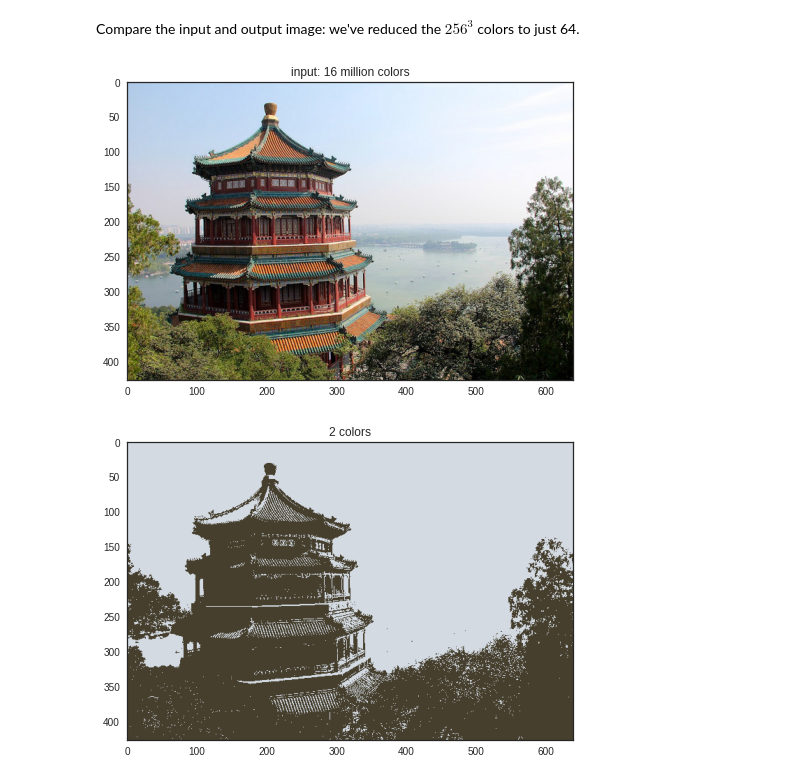
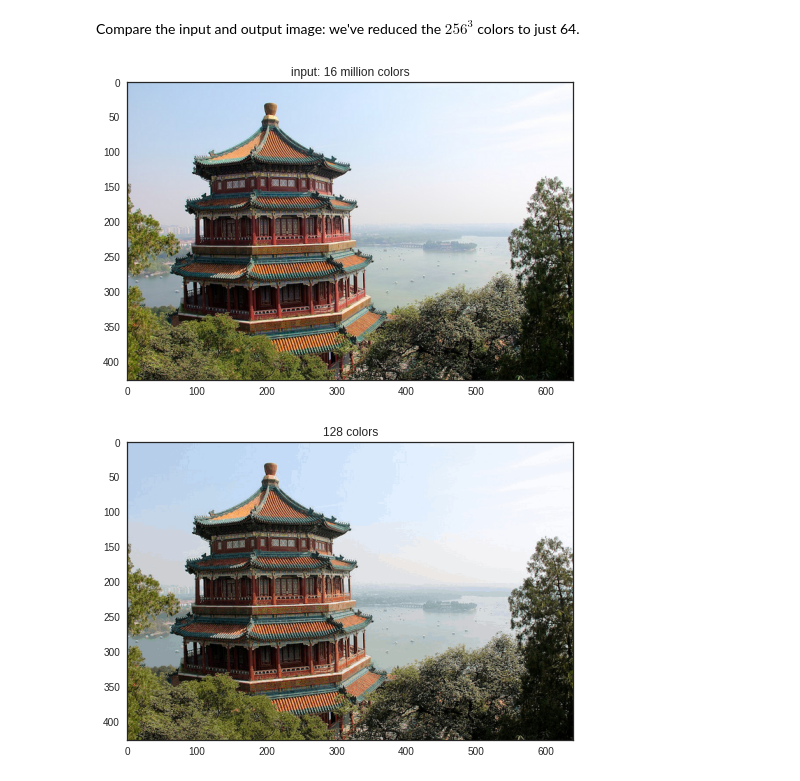
Before and after one commit to csaladenes/csaladenes.github.io, a Jupyter notebook: present/bi2/2020/ubb/az_en_jupyter2_mappam/sklearn_tutorial/04.2-Clustering-KMeans.ipynb, the cells around one changed output. Saved outputs shown, nothing was run; the diff lists cells and outputs as text; code cells hidden in the pictures.

```diff
--- a/present/bi2/2020/ubb/az_en_jupyter2_mappam/sklearn_tutorial/04.2-Clustering-KMeans.ipynb
+++ b/present/bi2/2020/ubb/az_en_jupyter2_mappam/sklearn_tutorial/04.2-Clustering-KMeans.ipynb
@@ -215,25 +231,25 @@ with plt.style.context('seaborn-white'):
 Compare the input and output image: we've reduced the $256^3$ colors to just 64.
 # %%
 # reduce the size of the image for speed
-n_colors = 2
+n_colors = 128
 
 X = (china / 255.0).reshape(-1, 3)
 
 model = MiniBatchKMeans(n_colors)
 labels = model.fit_predict(X)
 colors = model.cluster_centers_
 new_image = colors[labels].reshape(china.shape)
 new_image = (255 * new_image).astype(np.uint8)
 
 # create and plot the new image
-with plt.style.context('seaborn-white'):
+with plt.style.context("seaborn-white"):
     plt.figure()
     plt.imshow(china)
-    plt.title('input: 16 million colors')
+    plt.title("input: 16 million colors")
 
     plt.figure()
     plt.imshow(new_image)
-    plt.title('{0} colors'.format(n_colors))
+    plt.title("{0} colors".format(n_colors))
 # %% [output]
 [figure]
-[figure, old version]
+[figure, new version]
```
Also changed, not shown: parts of 16 cells of this notebook, 3 other files.
